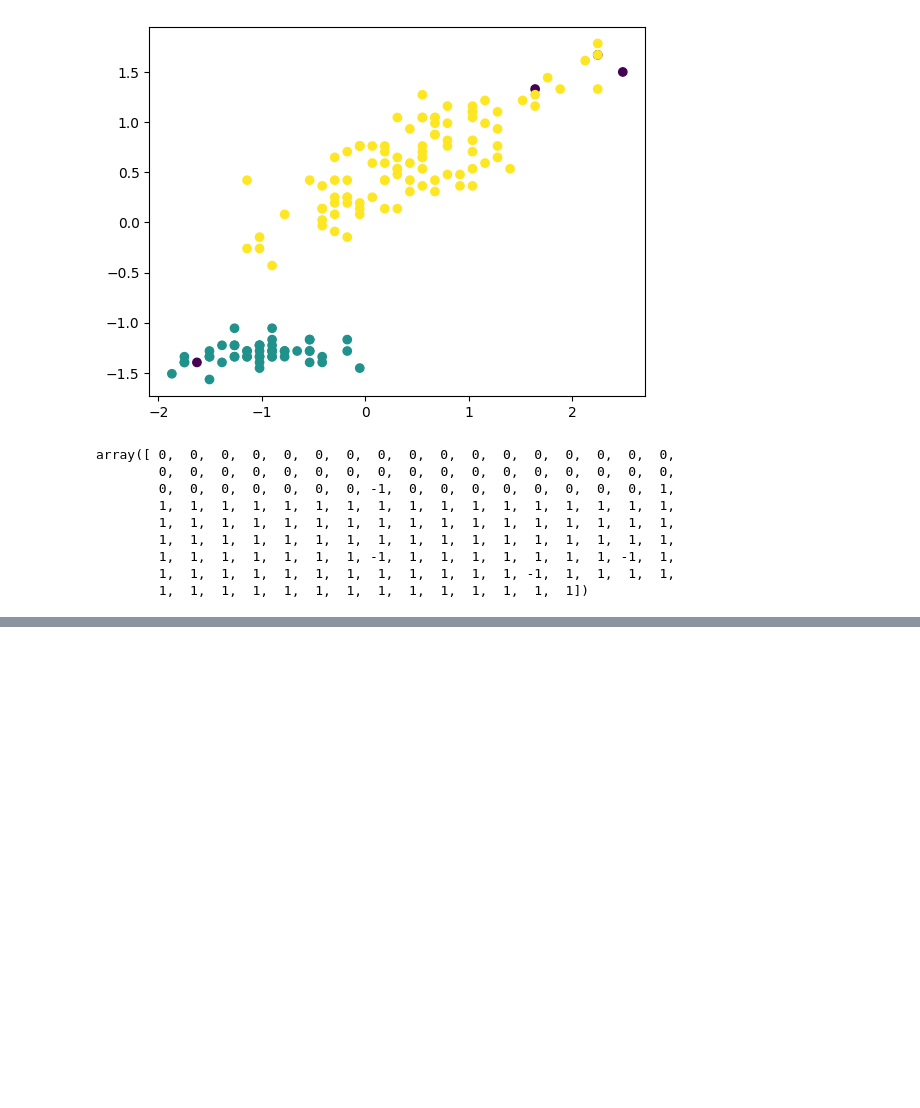
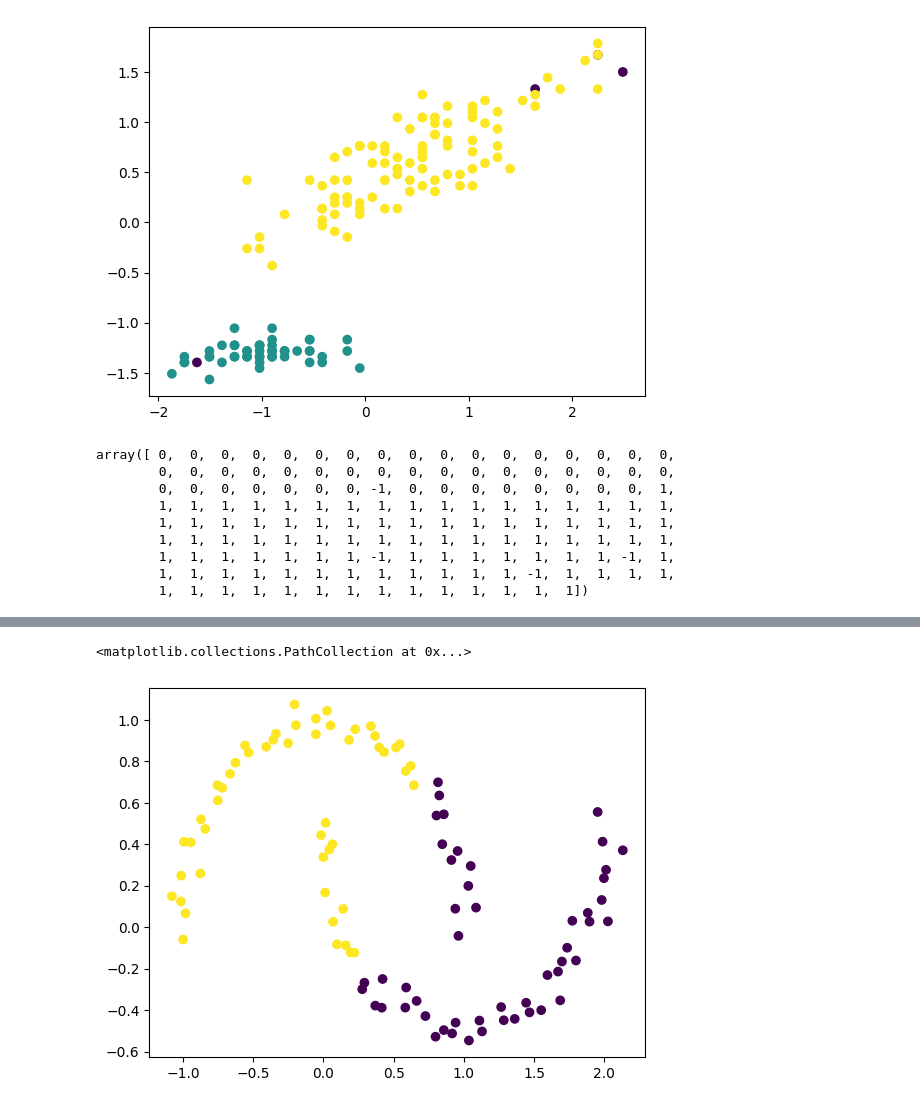
Before and after one commit to ritvikabafna/ai, a Jupyter notebook: ApnaCollegePrime/UnsupervisedML/DBSCAN.ipynb, the cells around one changed output, grey strips where cells are left out. Drawn from its saved outputs; the diff is of its cells as text; code cells hidden in the pictures; blank space fills up the shorter version.

```diff
--- a/ApnaCollegePrime/UnsupervisedML/DBSCAN.ipynb
+++ b/ApnaCollegePrime/UnsupervisedML/DBSCAN.ipynb
@@ -45,0 +71,5 @@ array([ 0,  0,  0,  0,  0,  0,  0,  0,  0,  0,  0,  0,  0,  0,  0,  0,  0,
+# %%
+plt.scatter(x[:,0],x[:,1],c=labels)
+# %% [output]
+<matplotlib.collections.PathCollection at 0x...>
+[figure, added]
```
Also changed, not shown: parts of 7 cells of this notebook, 5 other files.
